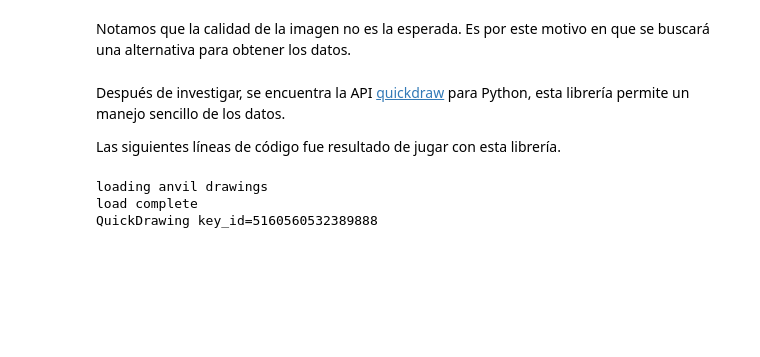
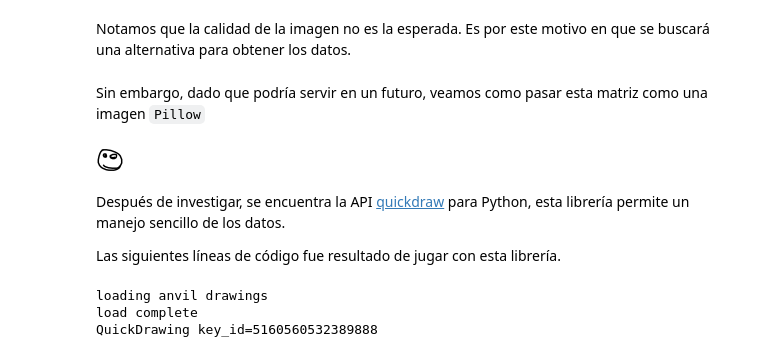
Before and after one commit to framunoz/Bayesian-Learning-with-Wasserstein-Barycenters, a Jupyter notebook: notebooks/01-fmg-explorar-datos-quick-draw.ipynb, the cells around one changed output. Cells and saved outputs as stored; diff of their text form; code cells hidden in the pictures; blank space fills up the shorter version.

```diff
--- a/notebooks/01-fmg-explorar-datos-quick-draw.ipynb
+++ b/notebooks/01-fmg-explorar-datos-quick-draw.ipynb
@@ -60,5 +60,14 @@ plt.show()
 # %% [markdown]
 Notamos que la calidad de la imagen no es la esperada. Es por este motivo en que se buscará una alternativa para obtener los datos.
+# %% [markdown]
+Sin embargo, dado que podría servir en un futuro, veamos como pasar esta matriz como una imagen `Pillow`
+# %%
+import PIL
+
+image = PIL.Image.fromarray(255-data)
+image
+# %% [output]
+[figure, added]
 # %% [markdown]
 Después de investigar, se encuentra la API [quickdraw](https://quickdraw.readthedocs.io/en/latest/index.html) para Python, esta librería permite un manejo sencillo de los datos.
 
```
Also changed, not shown: parts of 1 cell of this notebook, 1 other file.
